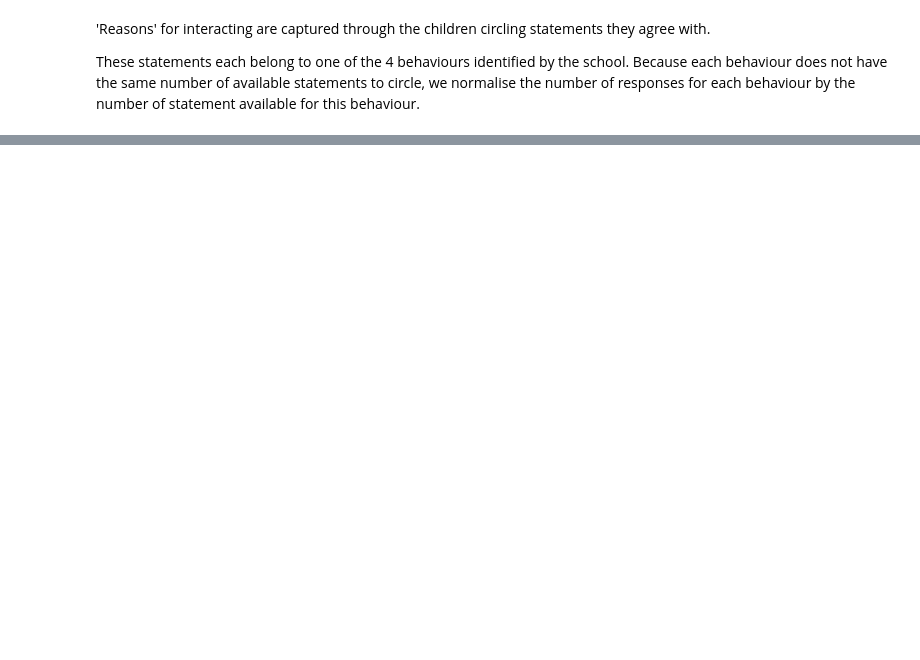
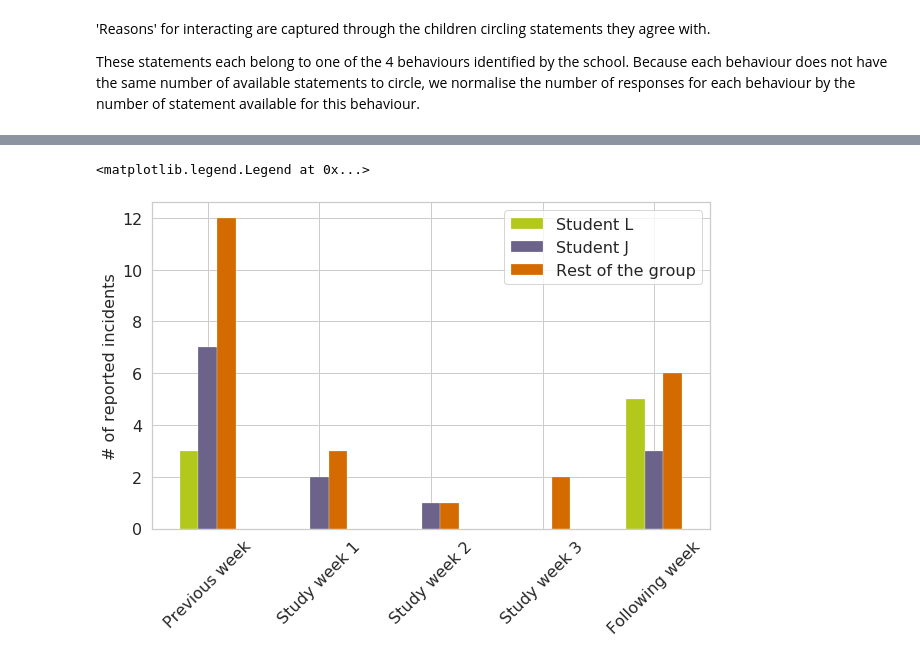
Before and after one commit to severin-lemaignan/robots4sen-data-analysis, a Jupyter notebook: children-questionnaires.ipynb, the cells around one changed output, grey strips where cells are left out. Drawn from its saved outputs; the diff is of its cells as text; code cells hidden in the pictures; blank space fills up the shorter version.

Commit message:
added incidents data + updated notebook

```diff
--- a/children-questionnaires.ipynb
+++ b/children-questionnaires.ipynb
@@ -123,0 +125,2 @@ dtype: int64
+# %%
+incidents = pd.read_csv("incidents.csv").set_index("week")
@@ -123,0 +137,19 @@ dtype: int64
+# %%
+colors = ["#b3c81cff","#6b638aff","#d36b00ff"]
+fig, ax = plt.subplots(1,1, figsize=(10,6))
+
+plt.ylabel('ylabel',fontsize=16)
+
+plt.yticks(fontsize=16)
+plt.xticks(fontsize=16)
+
+with plt.style.context(PLT_STYLE):
+    incidents.plot.bar(ax=ax, color=colors)
+
+ax.set_ylabel("# of reported incidents")
+ax.set_xlabel('')
+plt.xticks(rotation=45)
+plt.legend(prop={"size":16})
+# %% [output]
+<matplotlib.legend.Legend at 0x...>
+[figure, added]
```
Also changed, not shown: parts of 6 cells of this notebook, 1 other file.
